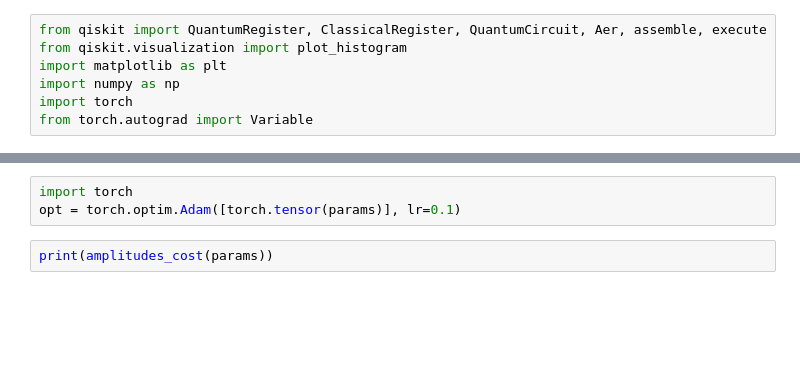
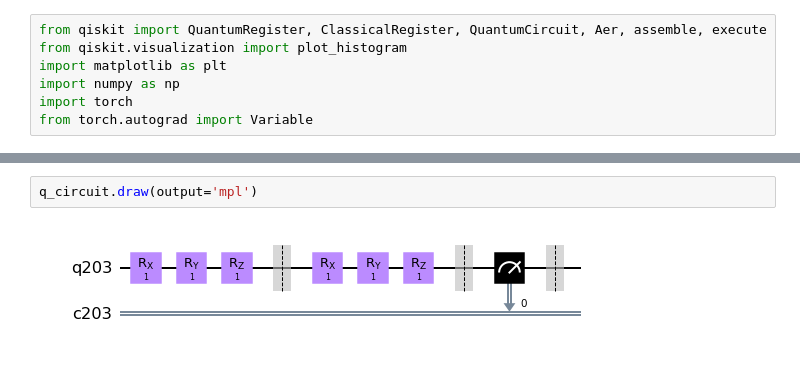
Before and after one commit to gfugante/Quantum-Algorithms, a Jupyter notebook: Variational circuit - Qiskit.ipynb, the cells around one changed output, grey strips where cells are left out. Saved outputs shown, nothing was run; the diff lists cells and outputs as text; blank space fills up the shorter version.

```diff
--- a/Variational circuit - Qiskit.ipynb
+++ b/Variational circuit - Qiskit.ipynb
@@ -137,5 +164,4 @@ RuntimeError: element 0 of tensors does not require grad and does not have a gra
-# %%
-import torch
-opt = torch.optim.Adam([torch.tensor(params)], lr=0.1)
-# %%
-print(amplitudes_cost(params))
+# %%
+q_circuit.draw(output='mpl')
+# %% [output]
+[figure, added]
```
Also changed, not shown: parts of 15 cells of this notebook.
